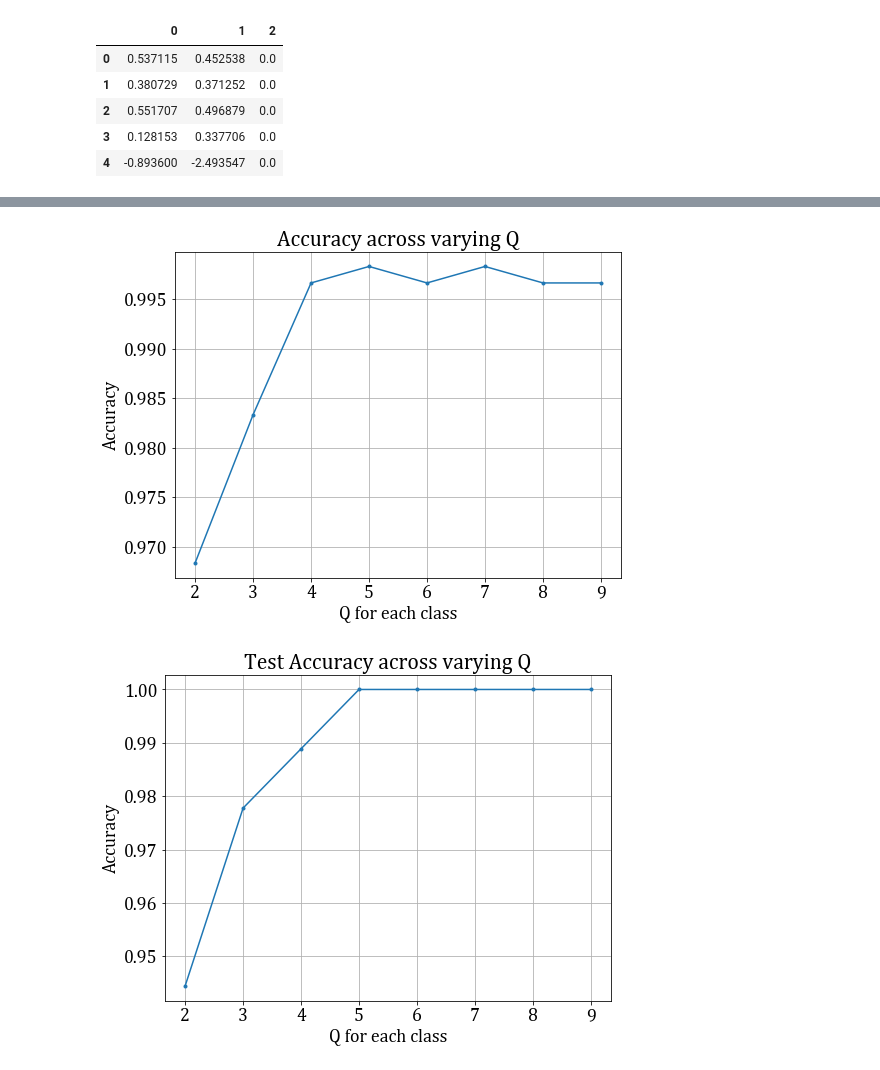
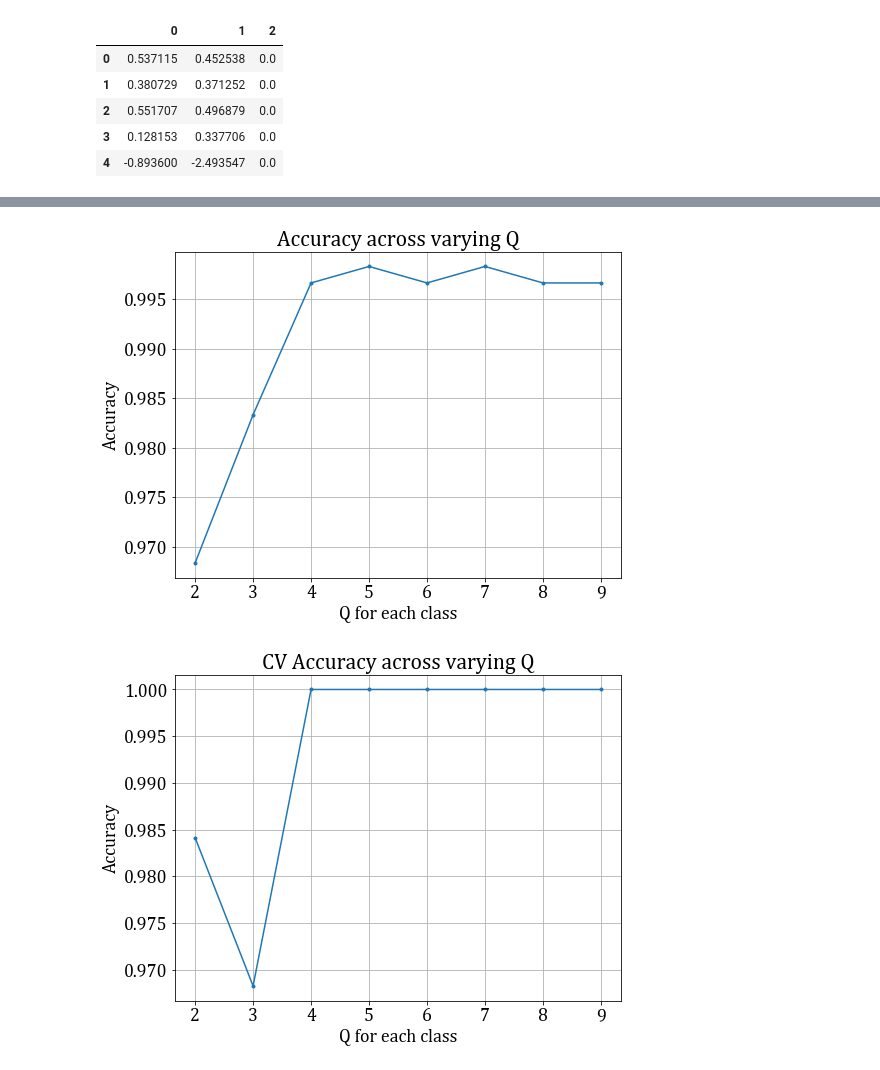
Before and after one commit to sowmyamanojna/CS5691-PRML-Assignments, a Jupyter notebook: assignment2/codes/1b-full-covariance.ipynb, the cells around one changed output, grey strips where cells are left out. Drawn from its saved outputs; the diff is of its cells as text; code cells hidden in the pictures.

```diff
--- a/assignment2/codes/1b-full-covariance.ipynb
+++ b/assignment2/codes/1b-full-covariance.ipynb
@@ -46,8 +48,11 @@ pickle.dump(gmm_list, fin)
 fin.close()
 # %%
 df_test = pd.read_csv("../datasets/1B/dev.csv", header=None)
+df_cv = df_test.sample(frac=0.7)
+X_cv = df_cv.drop(2, axis=1).to_numpy()
+display(df_cv.head())
+df_test = df_test.drop(df_cv.index)
 X_test = df_test.drop(2, axis=1).to_numpy()
-X = df.drop(2, axis=1).to_numpy()
 df_test.head()
 # %% [output]
 |  | 0 | 1 | 2 |
@@ -59,5 +70,9 @@ df_test.head()
 # %%
+classes = np.unique(df[2])
+q_list = list(range(2,10))
+
 accuracy_list = []
+cv_accuracy_list = []
 test_accuracy_list = []
 for i in range(len(q_list)):
     gmm0 = gmm_list[0.0][i]
@@ -73,6 +88,15 @@ for i in range(len(q_list)):
     pred = np.argmax(d, axis=1)
     accuracy_list.append(np.sum(pred == df[2])/df[2].size)
 
+    # CV
+    a = gmm0.indv_log_likelihood(X_cv)
+    b = gmm1.indv_log_likelihood(X_cv)
+    c = gmm2.indv_log_likelihood(X_cv)
+
+    d = np.hstack((a, b, c))
+    pred = np.argmax(d, axis=1)
+    cv_accuracy_list.append(np.sum(pred == df_cv[2])/df_cv[2].size)
+
     # Testing
     a = gmm0.indv_log_likelihood(X_test)
     b = gmm1.indv_log_likelihood(X_test)
@@ -84,15 +108,21 @@ for i in range(len(q_list)):
 # %%
 plt.plot(q_list, accuracy_list, '.-')
 plt.title("Accuracy across varying Q")
+plt.xlabel("Q for each class")
+plt.ylabel("Accuracy")
+plt.show()
+
+plt.plot(q_list, cv_accuracy_list, '.-')
+plt.title("CV Accuracy across varying Q")
 plt.xlabel("Q for each class")
 plt.ylabel("Accuracy")
 plt.show()
 
 plt.plot(q_list, test_accuracy_list, '.-')
 plt.title("Test Accuracy across varying Q")
 plt.xlabel("Q for each class")
 plt.ylabel("Accuracy")
 plt.show()
 # %% [output]
 [figure]
-[figure, old version]
+[figure, new version]
```
Also changed, not shown: parts of 6 cells of this notebook, 1 other file.
